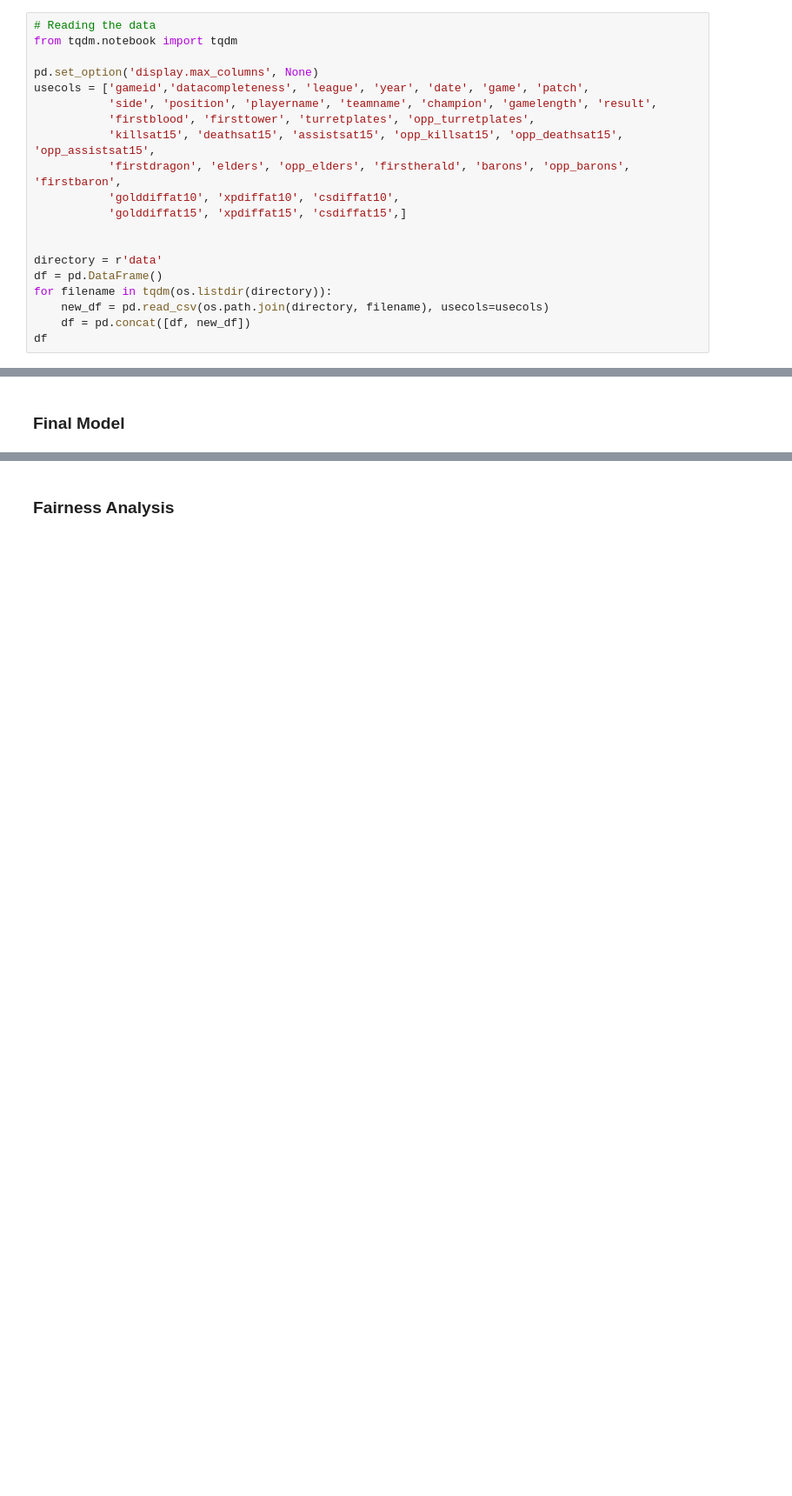
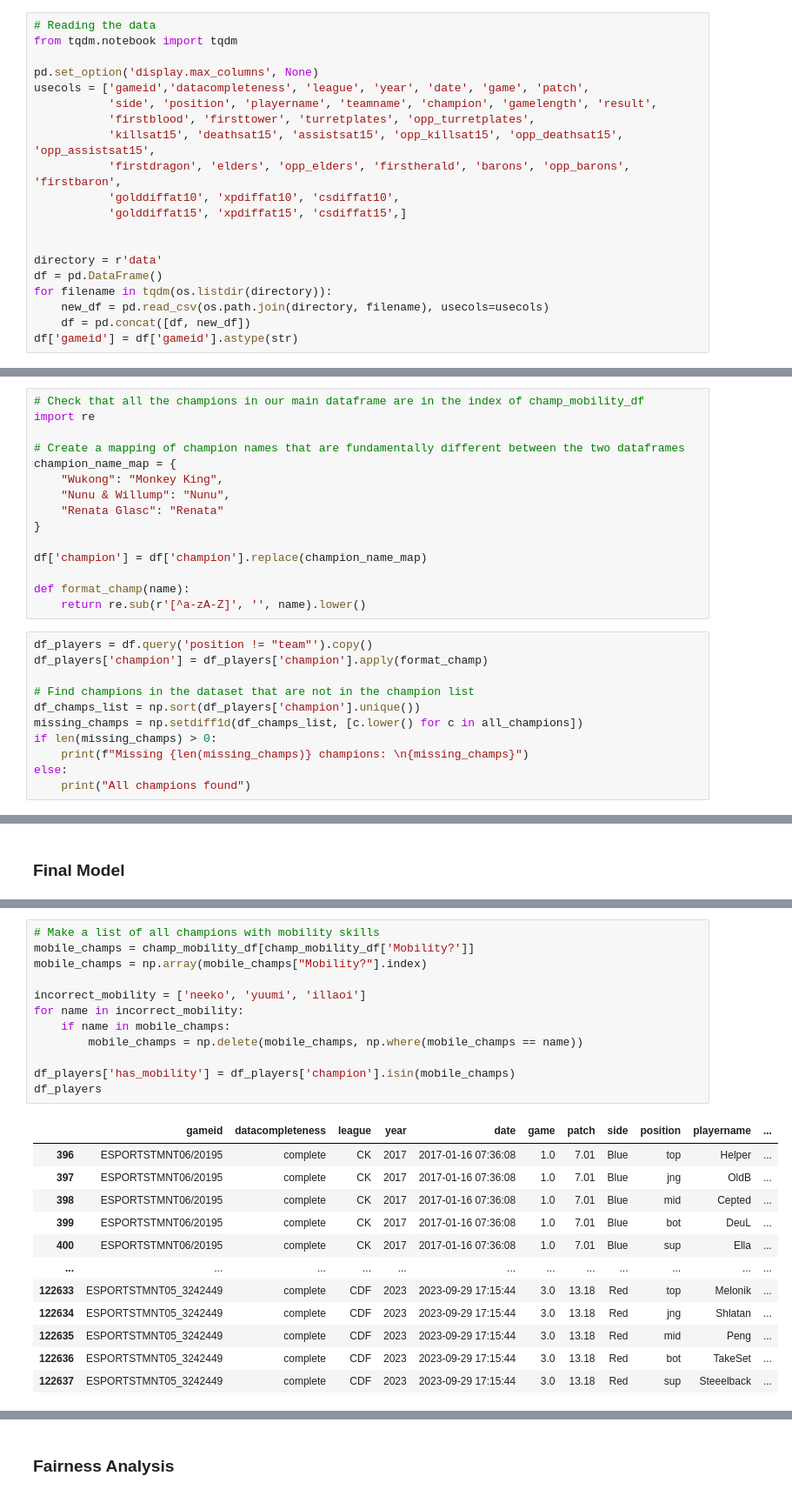
Before and after one commit to kingof2s/League-pro-predictions-, a Jupyter notebook: p5.ipynb, the cells around one changed output, grey strips where cells are left out. Shown: that part at 87% size. Saved outputs shown, nothing was run; the diff lists cells and outputs as text; blank space fills up the shorter version.

```diff
--- a/p5.ipynb
+++ b/p5.ipynb
@@ -45,4 +45,4 @@ df = pd.DataFrame()
 for filename in tqdm(os.listdir(directory)):
     new_df = pd.read_csv(os.path.join(directory, filename), usecols=usecols)
     df = pd.concat([df, new_df])
-df
+df['gameid'] = df['gameid'].astype(str)
@@ -280,0 +409,26 @@ F1:         0.7553
+# %%
+# Check that all the champions in our main dataframe are in the index of champ_mobility_df
+import re
+
+# Create a mapping of champion names that are fundamentally different between the two dataframes
+champion_name_map = {
+    "Wukong": "Monkey King",
+    "Nunu & Willump": "Nunu",
+    "Renata Glasc": "Renata"
+}
+
+df['champion'] = df['champion'].replace(champion_name_map)
+
+def format_champ(name):
+    return re.sub(r'[^a-zA-Z]', '', name).lower()
+# %%
+df_players = df.query('position != "team"').copy()
+df_players['champion'] = df_players['champion'].apply(format_champ)
+
+# Find champions in the dataset that are not in the champion list
+df_champs_list = np.sort(df_players['champion'].unique())
+missing_champs = np.setdiff1d(df_champs_list, [c.lower() for c in all_champions])
+if len(missing_champs) > 0:
+    print(f"Missing {len(missing_champs)} champions: \n{missing_champs}")
+else:
+    print("All champions found")
@@ -304,0 +485,25 @@ df_teams2[diff_cols]
+# %%
+# Make a list of all champions with mobility skills
+mobile_champs = champ_mobility_df[champ_mobility_df['Mobility?']]
+mobile_champs = np.array(mobile_champs["Mobility?"].index)
+
+incorrect_mobility = ['neeko', 'yuumi', 'illaoi']
+for name in incorrect_mobility:
+    if name in mobile_champs:
+        mobile_champs = np.delete(mobile_champs, np.where(mobile_champs == name))
+
+df_players['has_mobility'] = df_players['champion'].isin(mobile_champs)
+df_players
+# %% [output]
+|  | gameid | datacompleteness | league | year | date | game | patch | side | position | playername | ... |
+| 396 | ESPORTSTMNT06/20195 | complete | CK | 2017 | 2017-01-16 07:36:08 | 1.0 | 7.01 | Blue | top | Helper | ... |
+| 397 | ESPORTSTMNT06/20195 | complete | CK | 2017 | 2017-01-16 07:36:08 | 1.0 | 7.01 | Blue | jng | OldB | ... |
+| 398 | ESPORTSTMNT06/20195 | complete | CK | 2017 | 2017-01-16 07:36:08 | 1.0 | 7.01 | Blue | mid | Cepted | ... |
+| 399 | ESPORTSTMNT06/20195 | complete | CK | 2017 | 2017-01-16 07:36:08 | 1.0 | 7.01 | Blue | bot | DeuL | ... |
+| 400 | ESPORTSTMNT06/20195 | complete | CK | 2017 | 2017-01-16 07:36:08 | 1.0 | 7.01 | Blue | sup | Ella | ... |
+| ... | ... | ... | ... | ... | ... | ... | ... | ... | ... | ... | ... |
+| 122633 | ESPORTSTMNT05_3242449 | complete | CDF | 2023 | 2023-09-29 17:15:44 | 3.0 | 13.18 | Red | top | Melonik | ... |
+| 122634 | ESPORTSTMNT05_3242449 | complete | CDF | 2023 | 2023-09-29 17:15:44 | 3.0 | 13.18 | Red | jng | Shlatan | ... |
+| 122635 | ESPORTSTMNT05_3242449 | complete | CDF | 2023 | 2023-09-29 17:15:44 | 3.0 | 13.18 | Red | mid | Peng | ... |
+| 122636 | ESPORTSTMNT05_3242449 | complete | CDF | 2023 | 2023-09-29 17:15:44 | 3.0 | 13.18 | Red | bot | TakeSet | ... |
+| 122637 | ESPORTSTMNT05_3242449 | complete | CDF | 2023 | 2023-09-29 17:15:44 | 3.0 | 13.18 | Red | sup | Steeelback | ... |
```
Also changed, not shown: parts of 27 cells of this notebook, 1 other file.
